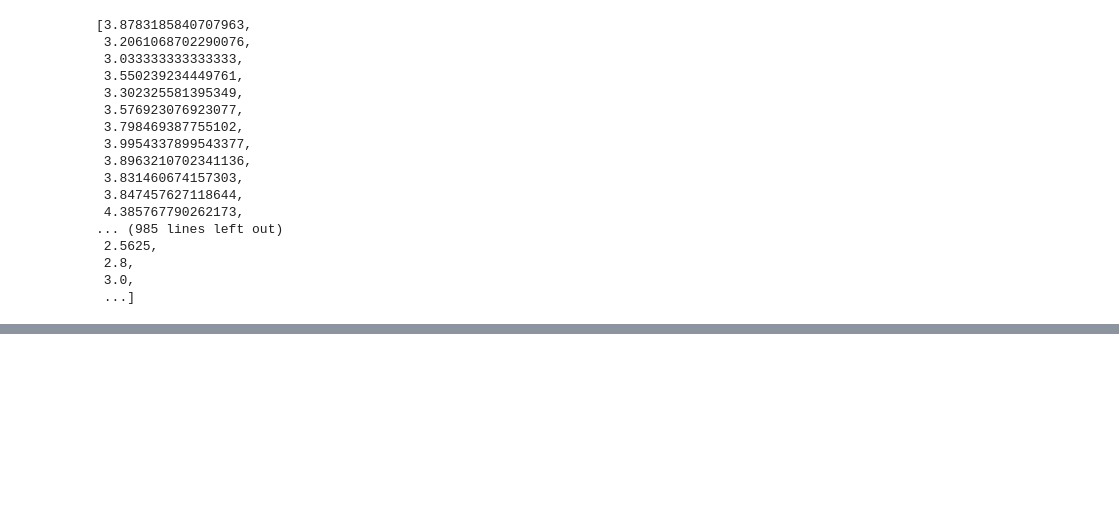
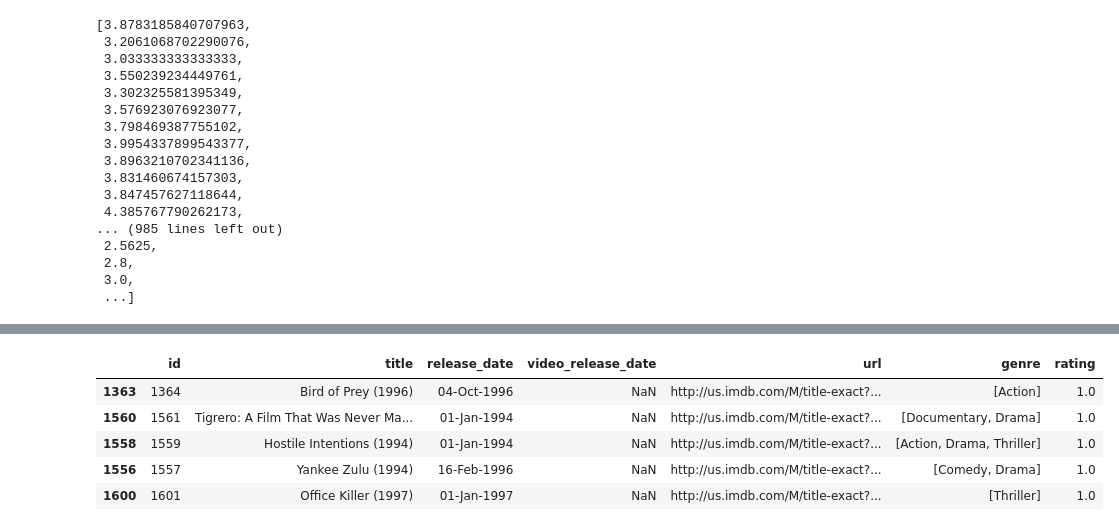
Before and after one commit to damurka5/movie-recommender-system, a Jupyter notebook: notebooks/1.0-initial-data-exploration.ipynb, the cells around one changed output, grey strips where cells are left out. Saved outputs shown, nothing was run; the diff lists cells and outputs as text; code cells hidden in the pictures; blank space fills up the shorter version.

```diff
--- a/notebooks/1.0-initial-data-exploration.ipynb
+++ b/notebooks/1.0-initial-data-exploration.ipynb
@@ -191,2 +192,12 @@ films_df.head()
 # %%
 films_df.to_csv('../data/interim/films.csv')
+# %%
+films_df = films_df.sort_values('rating')
+films_df.head()
+# %% [output]
+|  | id | title | release_date | video_release_date | url | genre | rating |
+| 1363 | 1364 | Bird of Prey (1996) | 04-Oct-1996 | NaN | http://us.imdb.com/M/title-exact?... | [Action] | 1.0 |
+| 1560 | 1561 | Tigrero: A Film That Was Never Ma... | 01-Jan-1994 | NaN | http://us.imdb.com/M/title-exact?... | [Documentary, Drama] | 1.0 |
+| 1558 | 1559 | Hostile Intentions (1994) | 01-Jan-1994 | NaN | http://us.imdb.com/M/title-exact?... | [Action, Drama, Thriller] | 1.0 |
+| 1556 | 1557 | Yankee Zulu (1994) | 16-Feb-1996 | NaN | http://us.imdb.com/M/title-exact?... | [Comedy, Drama] | 1.0 |
+| 1600 | 1601 | Office Killer (1997) | 01-Jan-1997 | NaN | http://us.imdb.com/M/title-exact?... | [Thriller] | 1.0 |
```
Also changed, not shown: parts of 4 cells of this notebook, 4 other files.
